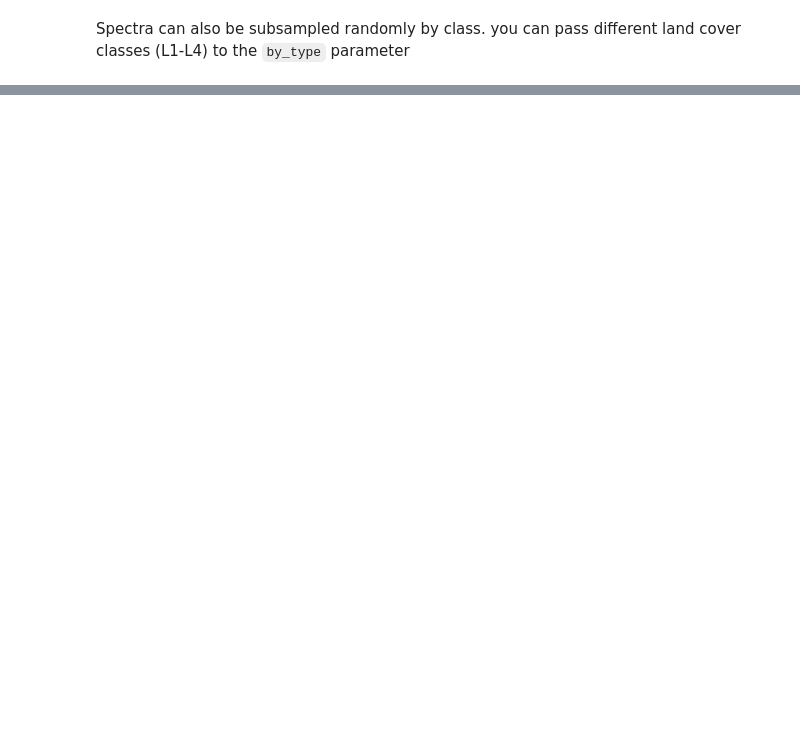
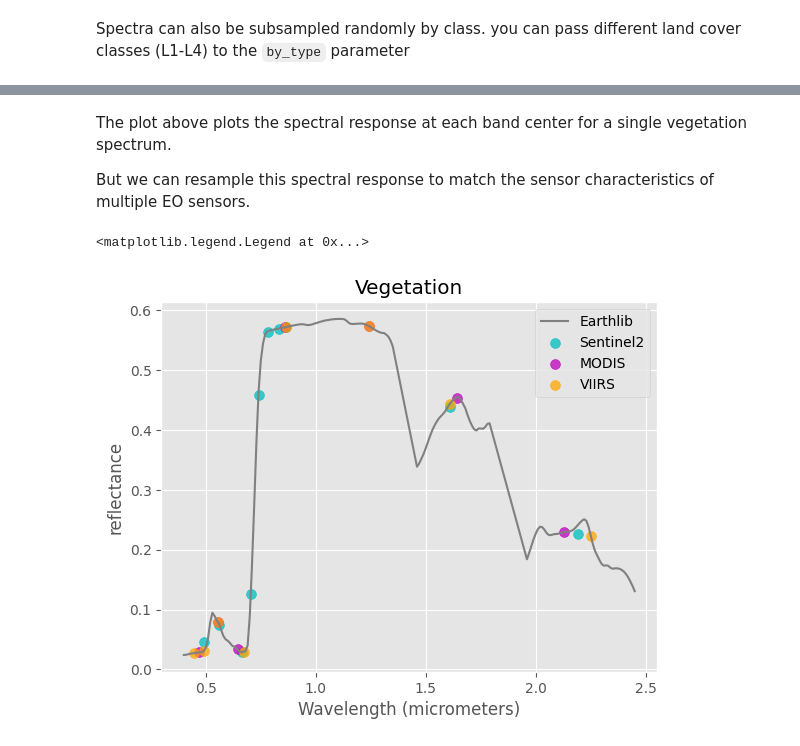
Before and after one commit to earth-chris/earthlib, a Jupyter notebook: docs/api_walkthrough.ipynb, the cells around one changed output, grey strips where cells are left out. Saved outputs shown, nothing was run; the diff lists cells and outputs as text; code cells hidden in the pictures; blank space fills up the shorter version.

```diff
--- a/docs/api_walkthrough.ipynb
+++ b/docs/api_walkthrough.ipynb
@@ -151,0 +204,24 @@ Array shape: (5, 180)
+# %% [markdown]
+The plot above plots the spectral response at each band center for a single vegetation spectrum.
+
+But we can resample this spectral response to match the sensor characteristics of multiple EO sensors.
+# %%
+# we can resample the library to different sensor specifications
+veg_s2 = vegetation.to_sensor(earthlib.sensors.Sentinel2)
+veg_modis = vegetation.to_sensor(earthlib.sensors.MODIS)
+veg_viirs = vegetation.to_sensor(earthlib.sensors.VIIRS)
+
+# plot the sensor band centers
+plt.plot(vegetation.sensor.band_centers, vegetation.data[0], label=vegetation.sensor.name, color='grey')
+plt.scatter(veg_s2.sensor.band_centers, veg_s2.data[0], label=veg_s2.sensor.name, marker='o', color='c', alpha=0.75, s=50)
+plt.scatter(veg_modis.sensor.band_centers, veg_modis.data[0], label=veg_modis.sensor.name, marker='o', color='m', alpha=0.75, s=50)
+plt.scatter(veg_viirs.sensor.band_centers, veg_viirs.data[0], label=veg_viirs.sensor.name, marker='o', color='orange', alpha=0.75, s=50)
+
+# labeling
+plt.title('Vegetation')
+plt.xlabel(f"Wavelength ({vegetation.sensor.wavelength_unit})")
+plt.ylabel(vegetation.sensor.measurement_unit)
+plt.legend()
+# %% [output]
+<matplotlib.legend.Legend at 0x...>
+[figure, added]
```
Also changed, not shown: parts of 16 cells of this notebook.
